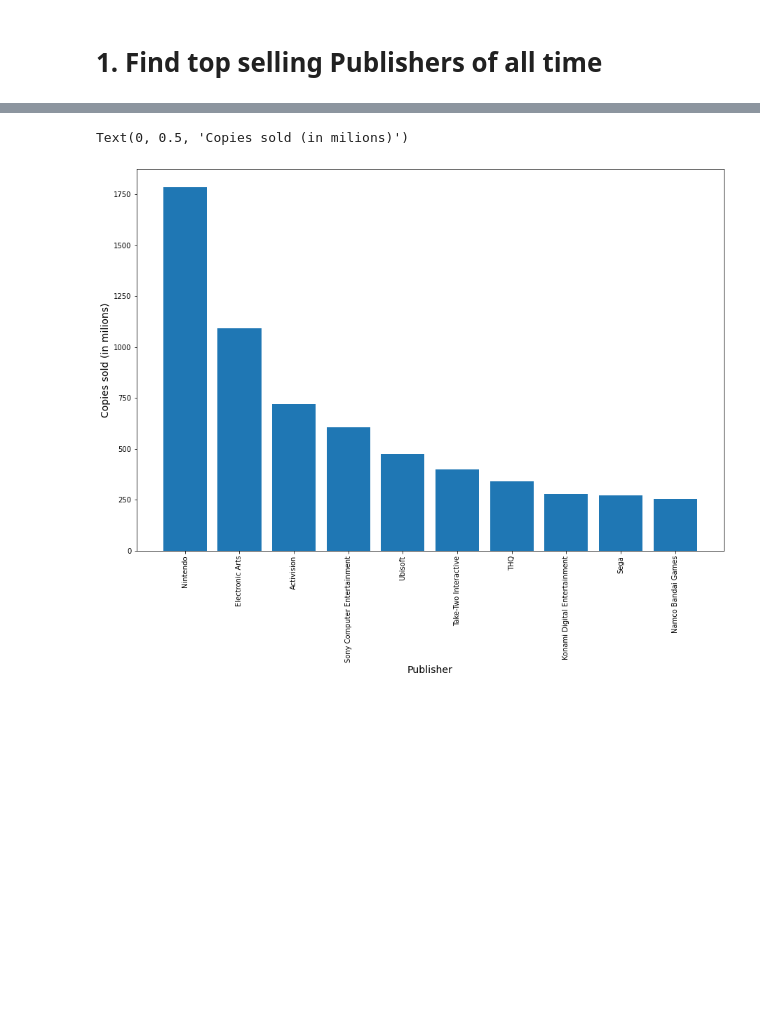
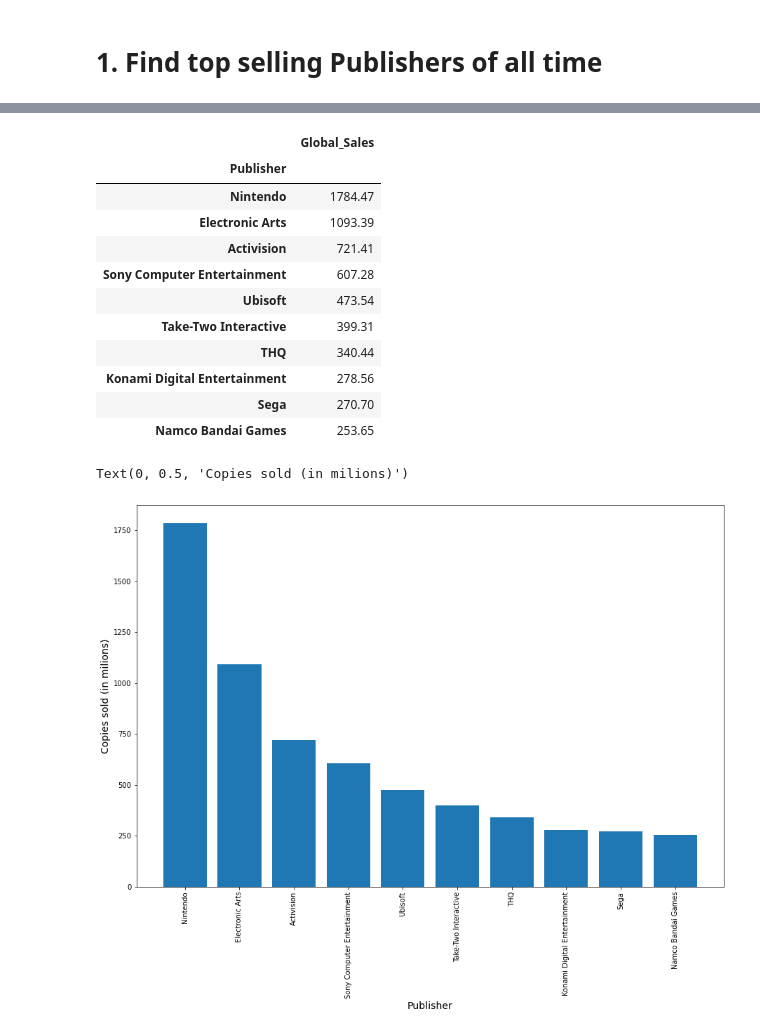
Before and after one commit to XOMIC/Data-Analytics-Projects, a Jupyter notebook: Games-Sales-Data/10-top-publishers.ipynb, the cells around one changed output, grey strips where cells are left out. Drawn from its saved outputs; the diff is of its cells as text; code cells hidden in the pictures; blank space fills up the shorter version.

```diff
--- a/Games-Sales-Data/10-top-publishers.ipynb
+++ b/Games-Sales-Data/10-top-publishers.ipynb
@@ -18,7 +27,21 @@ games_copy = games.copy()
 # %%
 # finding top selling developers based on Global Sales
 top_developers = games_copy.pivot_table(index='Publisher', values='Global_Sales', aggfunc='sum').sort_values(by='Global_Sales', ascending=False)
 top10_developers = top_developers.head(10)
+top10_developers
+# %% [output]
+|  | Global_Sales |
+| Publisher |  |
+| Nintendo | 1784.47 |
+| Electronic Arts | 1093.39 |
+| Activision | 721.41 |
+| Sony Computer Entertainment | 607.28 |
+| Ubisoft | 473.54 |
+| Take-Two Interactive | 399.31 |
+| THQ | 340.44 |
+| Konami Digital Entertainment | 278.56 |
+| Sega | 270.70 |
+| Namco Bandai Games | 253.65 |
 # %%
 # creating chart
 plt.figure(figsize=(15,10))
```
Also changed, not shown: parts of 5 cells of this notebook.
